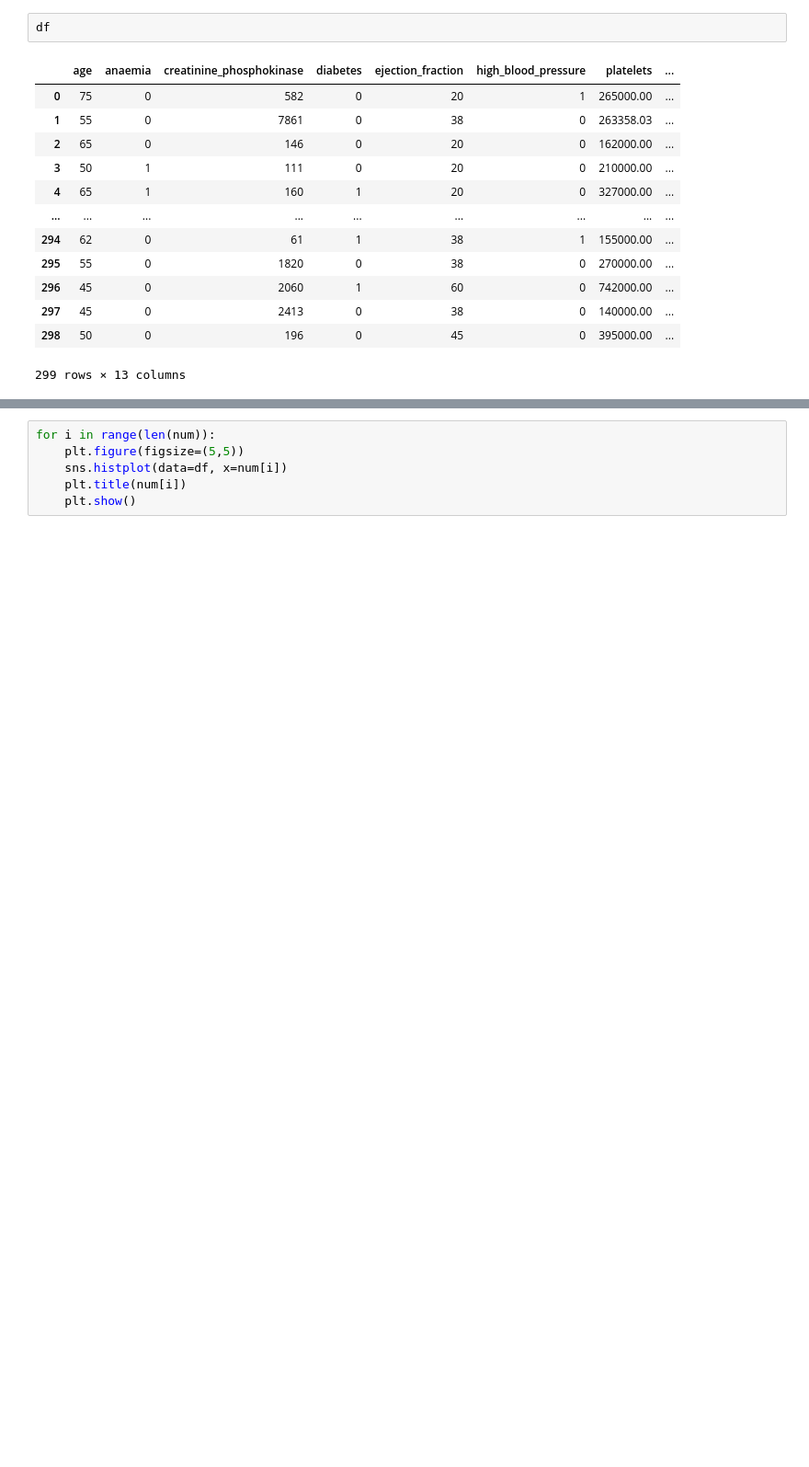
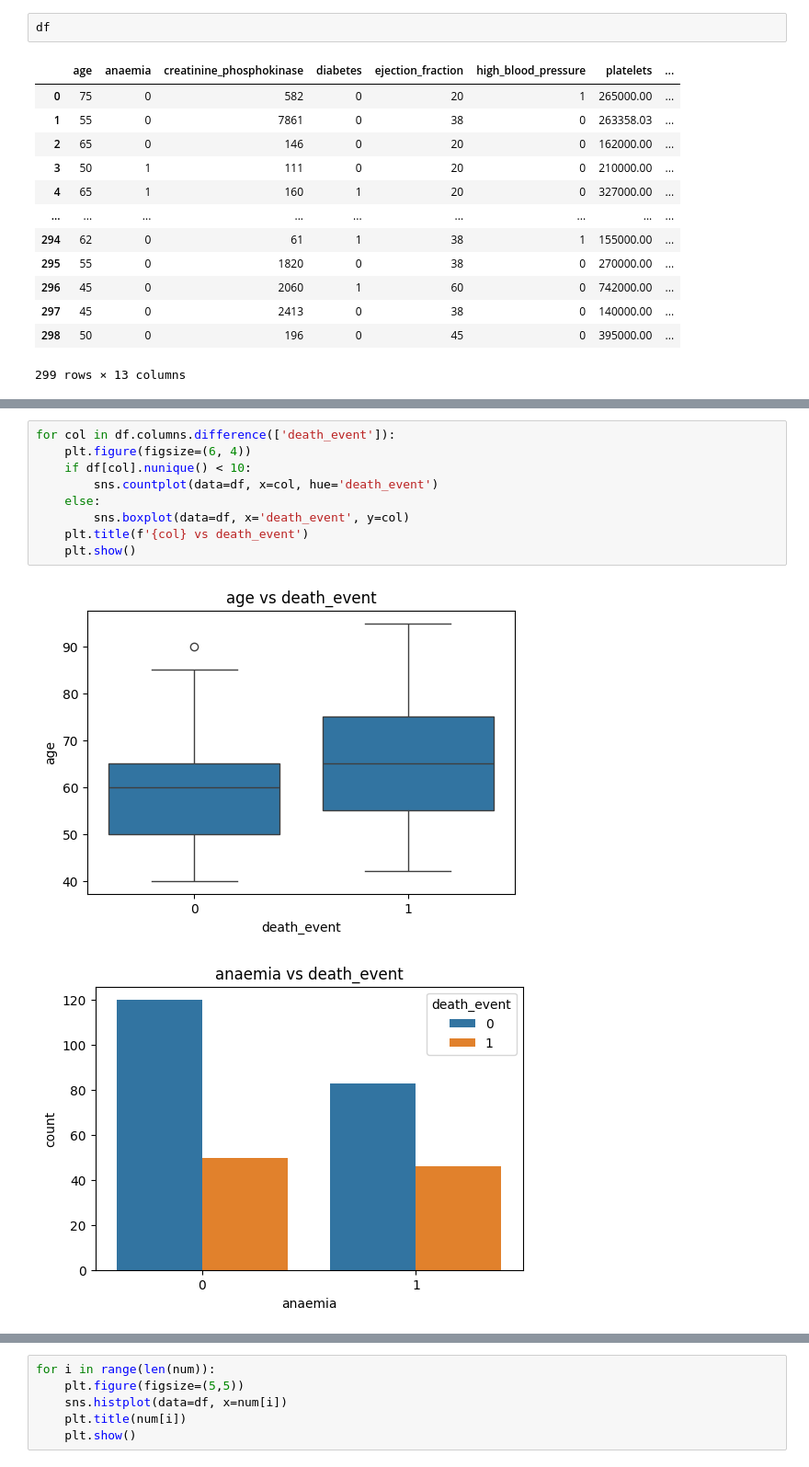
Before and after one commit to Ghost2804/ML_OPS_first_code, a Jupyter notebook: notebook/EDA.ipynb, the cells around one changed output, grey strips where cells are left out. Shown at 92% size. Cells and saved outputs as stored; diff of their text form; blank space fills up the shorter version.

```diff
--- a/notebook/EDA.ipynb
+++ b/notebook/EDA.ipynb
@@ -100,0 +128,12 @@ for i in range(len(num)):
+# %%
+for col in df.columns.difference(['death_event']):
+    plt.figure(figsize=(6, 4))
+    if df[col].nunique() < 10:
+        sns.countplot(data=df, x=col, hue='death_event')
+    else:
+        sns.boxplot(data=df, x='death_event', y=col)
+    plt.title(f'{col} vs death_event')
+    plt.show()
+# %% [output]
+[figure, added]
+[figure, added]
```
Also changed, not shown: parts of 8 cells of this notebook.
